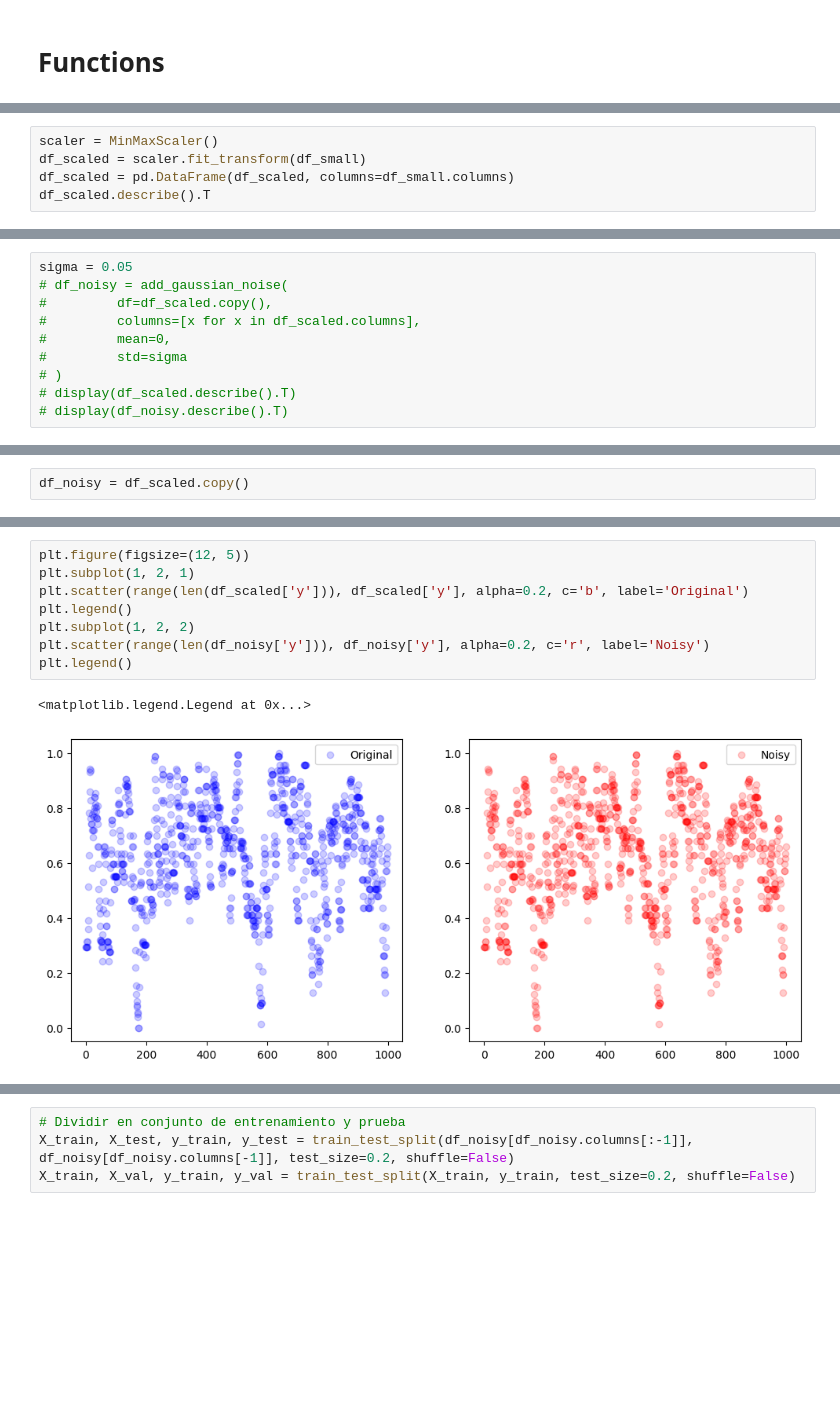
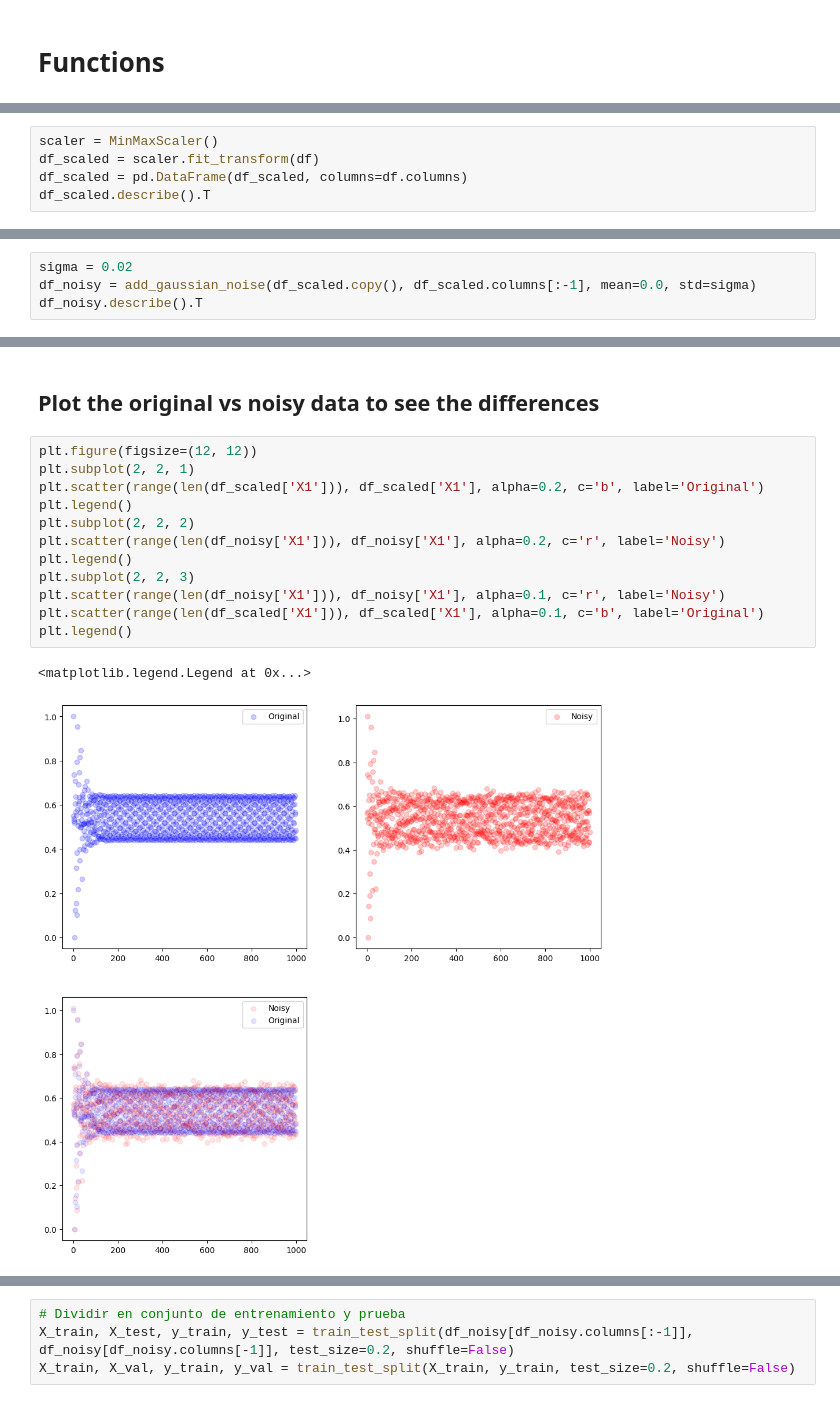
Before and after one commit to ari-dasci/S-DenoGrad, a Jupyter notebook: src/WTH/dense_NN.ipynb, the cells around one changed output, grey strips where cells are left out. Drawn from its saved outputs; the diff is of its cells as text; blank space fills up the shorter version.

```diff
--- a/src/WTH/dense_NN.ipynb
+++ b/src/WTH/dense_NN.ipynb
@@ -109,0 +161,5 @@ for col in df.columns:
+# %%
+scaler = MinMaxScaler()
+df_scaled = scaler.fit_transform(df)
+df_scaled = pd.DataFrame(df_scaled, columns=df.columns)
+df_scaled.describe().T
@@ -133,5 +182,0 @@ sns.heatmap(corr_orig, annot=True, cmap='coolwarm', vmin=-1, vmax=1)
-# %%
-scaler = MinMaxScaler()
-df_scaled = scaler.fit_transform(df_small)
-df_scaled = pd.DataFrame(df_scaled, columns=df_small.columns)
-df_scaled.describe().T
@@ -151,10 +185,4 @@ plt.scatter(range(len(df_scaled['y'])), df_scaled['y'], alpha=0.2, c='b', label=
 # %%
-sigma = 0.05
-# df_noisy = add_gaussian_noise(
-#         df=df_scaled.copy(),
-#         columns=[x for x in df_scaled.columns],
-#         mean=0,
-#         std=sigma
-# )
-# display(df_scaled.describe().T)
-# display(df_noisy.describe().T)
+sigma = 0.02
+df_noisy = add_gaussian_noise(df_scaled.copy(), df_scaled.columns[:-1], mean=0.0, std=sigma)
+df_noisy.describe().T
@@ -161,2 +196,0 @@ sigma = 0.05
-# %%
-df_noisy = df_scaled.copy()
@@ -170,11 +206,17 @@ sns.heatmap(corr_noisy, annot=True, cmap='coolwarm', vmin=-1, vmax=1)
+# %% [markdown]
+## Plot the original vs noisy data to see the differences
 # %%
-plt.figure(figsize=(12, 5))
-plt.subplot(1, 2, 1)
-plt.scatter(range(len(df_scaled['y'])), df_scaled['y'], alpha=0.2, c='b', label='Original')
+plt.figure(figsize=(12, 12))
+plt.subplot(2, 2, 1)
+plt.scatter(range(len(df_scaled['X1'])), df_scaled['X1'], alpha=0.2, c='b', label='Original')
 plt.legend()
-plt.subplot(1, 2, 2)
-plt.scatter(range(len(df_noisy['y'])), df_noisy['y'], alpha=0.2, c='r', label='Noisy')
+plt.subplot(2, 2, 2)
+plt.scatter(range(len(df_noisy['X1'])), df_noisy['X1'], alpha=0.2, c='r', label='Noisy')
 plt.legend()
+plt.subplot(2, 2, 3)
+plt.scatter(range(len(df_noisy['X1'])), df_noisy['X1'], alpha=0.1, c='r', label='Noisy')
+plt.scatter(range(len(df_scaled['X1'])), df_scaled['X1'], alpha=0.1, c='b', label='Original')
+plt.legend()
 # %% [output]
 <matplotlib.legend.Legend at 0x...>
-[figure, old version]
+[figure, new version]
```
Also changed, not shown: parts of 89 cells of this notebook, 9 other files.
